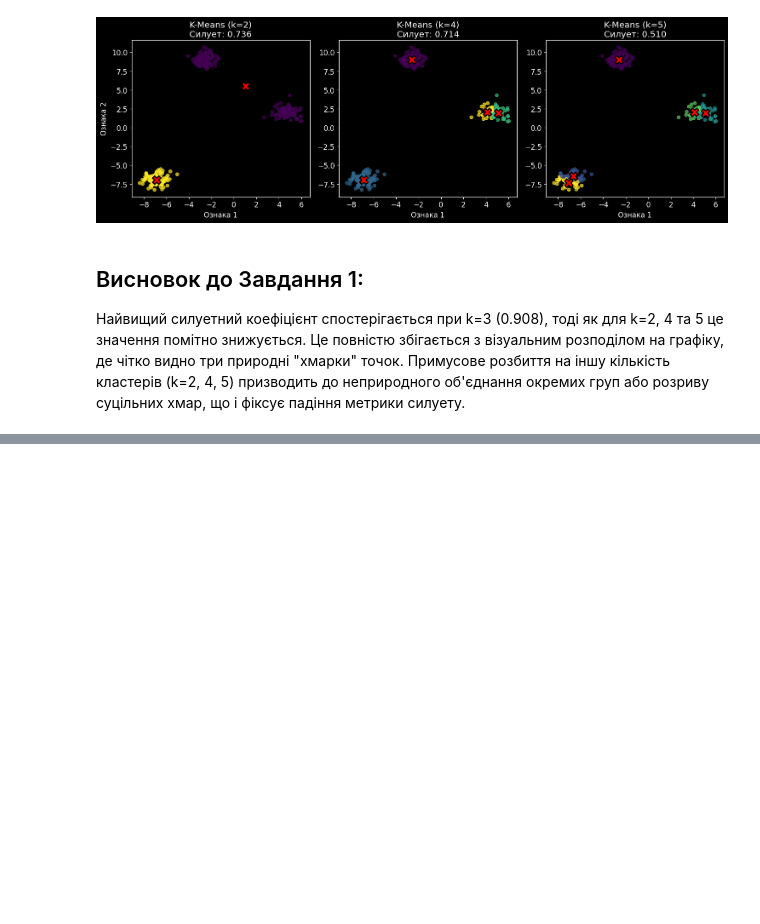
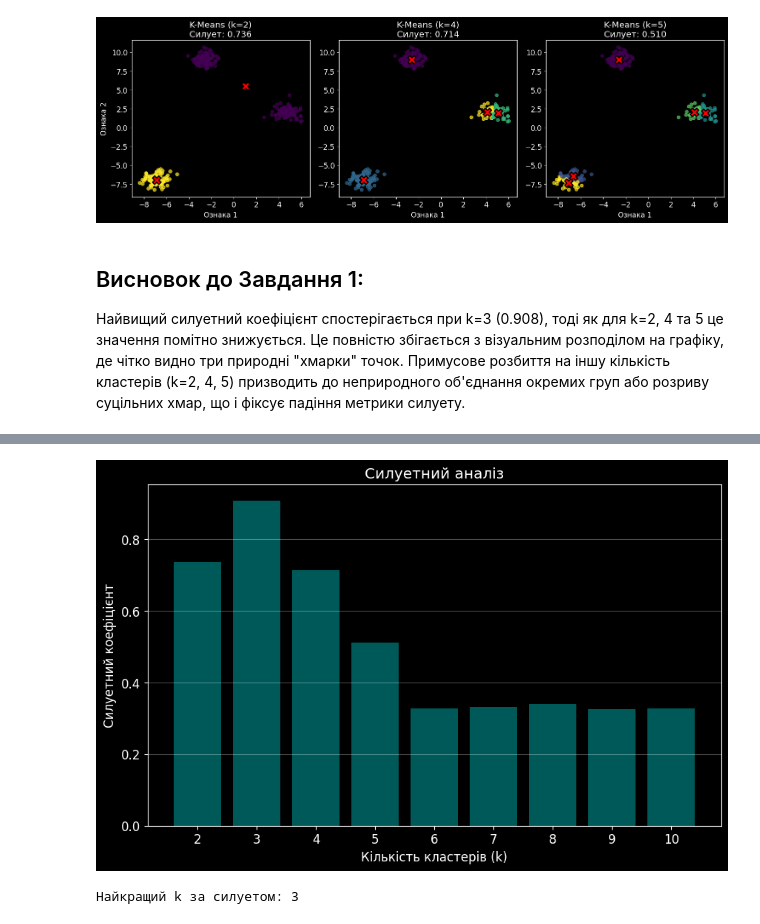
Before and after one commit to Egorkud/machine-learning-2026, a Jupyter notebook: Clasterisation.ipynb, the cells around one changed output, grey strips where cells are left out. Drawn from its saved outputs; the diff is of its cells as text; code cells hidden in the pictures; blank space fills up the shorter version.

```diff
--- a/Clasterisation.ipynb
+++ b/Clasterisation.ipynb
@@ -151,0 +187,22 @@ k=5 | Силуетний коефіцієнт: 0.510
+# %%
+silhouettes = []
+K_range2 = range(2, 11)  # силует неможливо порахувати для k=1
+
+for k in K_range2:
+    km = KMeans(n_clusters=k, init='k-means++', random_state=42)
+    labels_k = km.fit_predict(X)
+    silhouettes.append(silhouette_score(X, labels_k))
+
+plt.bar(K_range2, silhouettes, color='teal', alpha=0.7)
+plt.xlabel('Кількість кластерів (k)')
+plt.ylabel('Силуетний коефіцієнт')
+plt.title('Силуетний аналіз')
+plt.xticks(K_range2)
+plt.grid(True, alpha=0.3, axis='y')
+plt.show()
+
+best_k = K_range2[np.argmax(silhouettes)]
+print(f'Найкращий k за силуетом: {best_k}')
+# %% [output]
+[figure, added]
+Найкращий k за силуетом: 3
```
Also changed, not shown: parts of 9 cells of this notebook.
